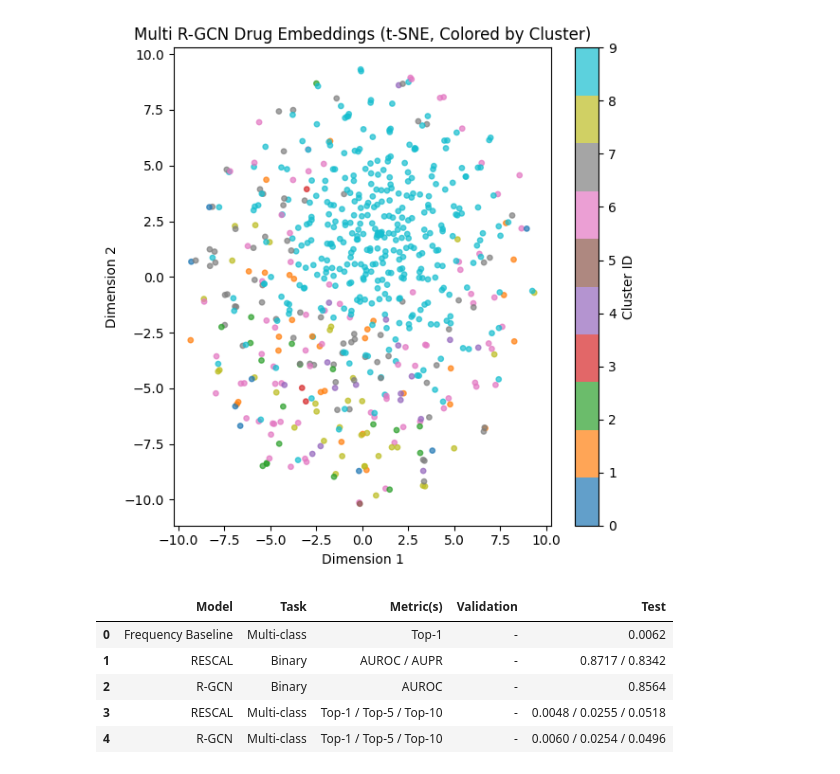
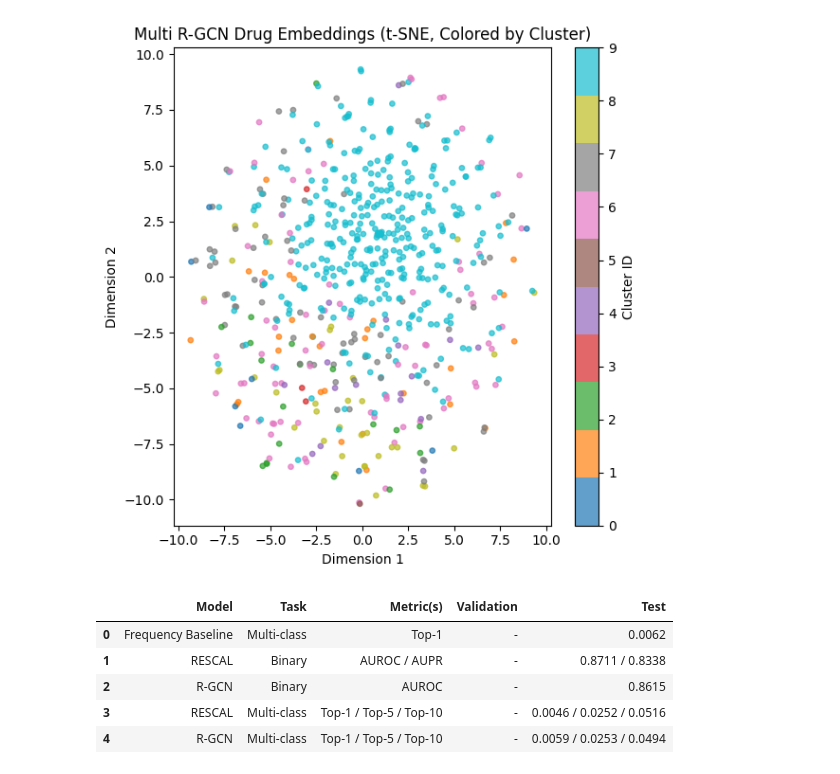
Before and after one commit to Chi123Zhang/decagon-polypharmacy-graph-learning, a Jupyter notebook: R_GCN_(binary+multi).ipynb, the cells around one changed output. Drawn from its saved outputs; the diff is of its cells as text; code cells hidden in the pictures.

```diff
--- a/R_GCN_(binary+multi).ipynb
+++ b/R_GCN_(binary+multi).ipynb
@@ -716,31 +716,31 @@ plt.show()
 # %%
 import pandas as pd
 
 results = [
     # Baseline
     ["Frequency Baseline", "Multi-class", "Top-1", "-", 0.0062],
 
     # Binary tasks
-    ["RESCAL", "Binary", "AUROC / AUPR", "-", "0.8717 / 0.8342"],
+    ["RESCAL", "Binary", "AUROC / AUPR", "-", "0.8711 / 0.8338"],
     ["R-GCN", "Binary", "AUROC", "-", 0.8615],
 
     # Multi-class tasks
-    ["RESCAL", "Multi-class", "Top-1 / Top-5 / Top-10", "-", "0.0048 / 0.0255 / 0.0518"],
+    ["RESCAL", "Multi-class", "Top-1 / Top-5 / Top-10", "-", "0.0046 / 0.0252 / 0.0516"],
     ["R-GCN", "Multi-class", "Top-1 / Top-5 / Top-10", "-", "0.0059 / 0.0253 / 0.0494"],
 ]
 
 df = pd.DataFrame(
     results,
     columns=["Model", "Task", "Metric(s)", "Validation", "Test"]
 )
 
 df
 from IPython.display import display
 display(df)
 # %% [output]
 |  | Model | Task | Metric(s) | Validation | Test |
 | 0 | Frequency Baseline | Multi-class | Top-1 | - | 0.0062 |
-| 1 | RESCAL | Binary | AUROC / AUPR | - | 0.8717 / 0.8342 |
-| 2 | R-GCN | Binary | AUROC | - | 0.8564 |
-| 3 | RESCAL | Multi-class | Top-1 / Top-5 / Top-10 | - | 0.0048 / 0.0255 / 0.0518 |
-| 4 | R-GCN | Multi-class | Top-1 / Top-5 / Top-10 | - | 0.0060 / 0.0254 / 0.0496 |
+| 1 | RESCAL | Binary | AUROC / AUPR | - | 0.8711 / 0.8338 |
+| 2 | R-GCN | Binary | AUROC | - | 0.8615 |
+| 3 | RESCAL | Multi-class | Top-1 / Top-5 / Top-10 | - | 0.0046 / 0.0252 / 0.0516 |
+| 4 | R-GCN | Multi-class | Top-1 / Top-5 / Top-10 | - | 0.0059 / 0.0253 / 0.0494 |
```
